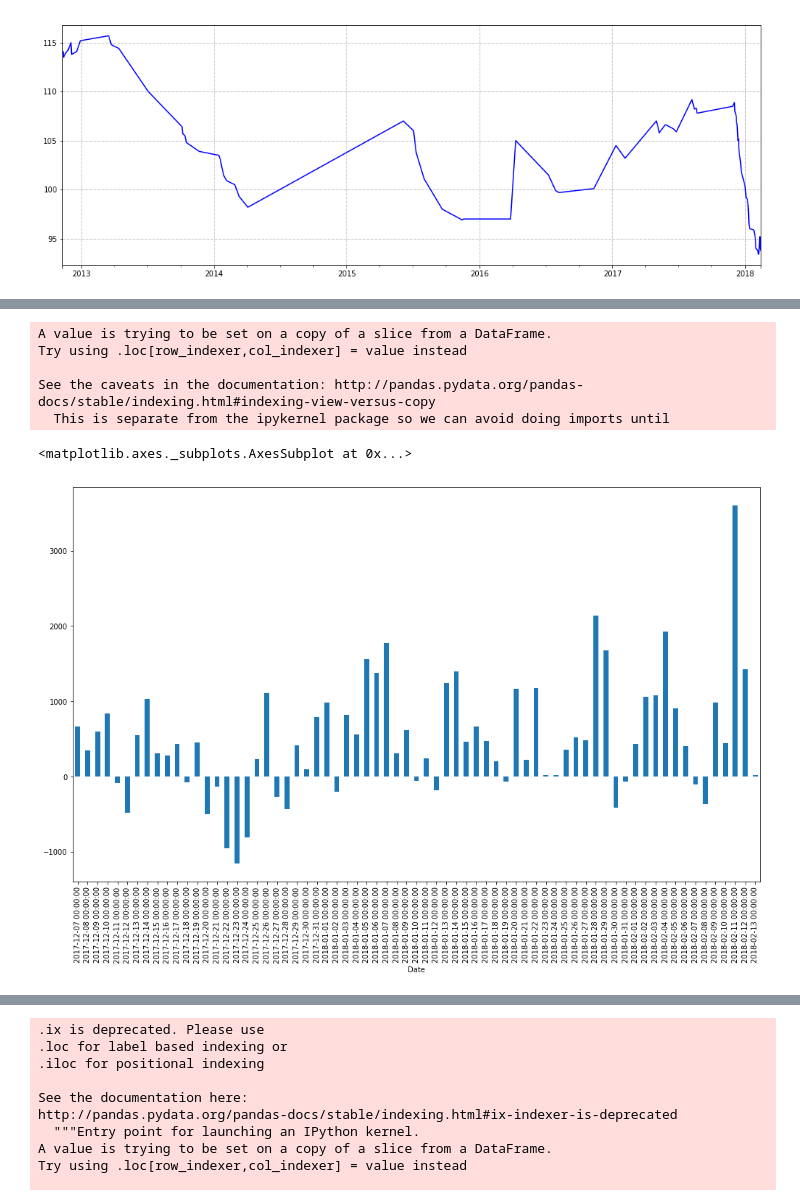
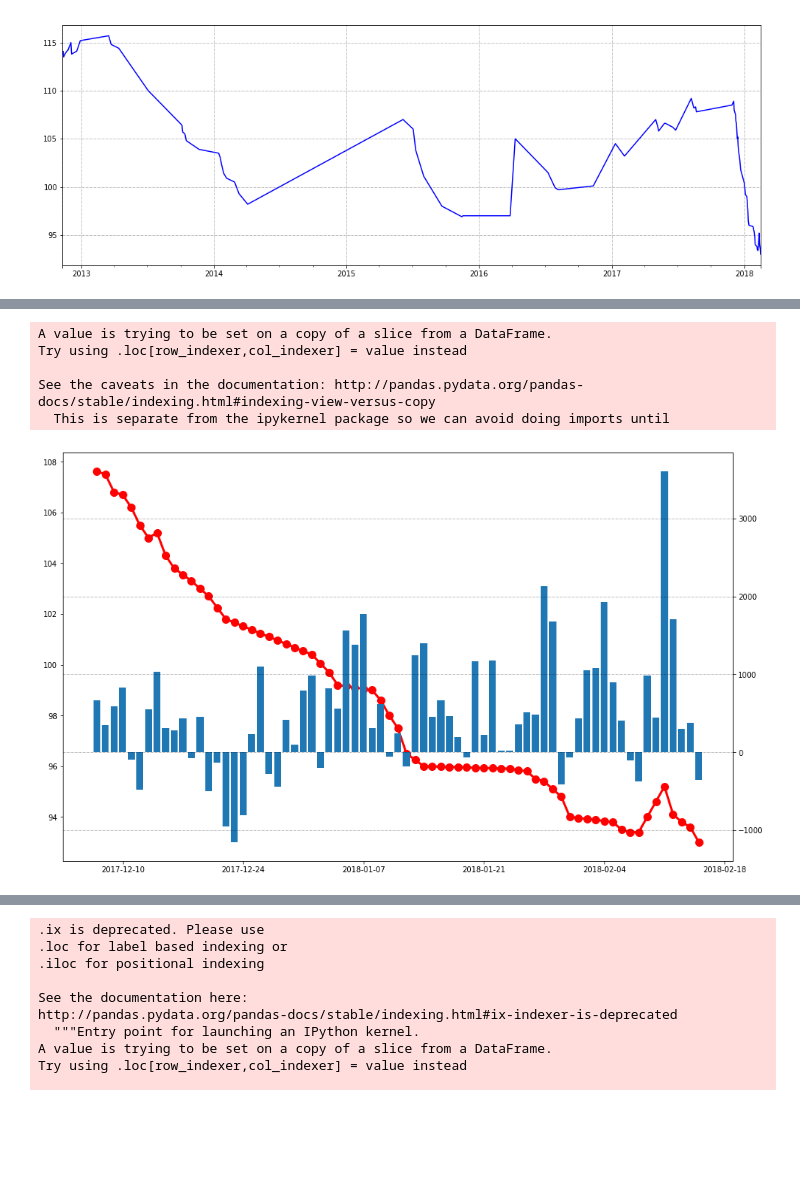
Before and after one commit to b1ck0/DataScience_MSc, a Jupyter notebook: temp/Health/Intermittent Fasting Rev 2.ipynb, the cells around one changed output, grey strips where cells are left out. Cells and saved outputs as stored; diff of their text form; code cells hidden in the pictures; blank space fills up the shorter version.

```diff
--- a/temp/Health/Intermittent Fasting Rev 2.ipynb
+++ b/temp/Health/Intermittent Fasting Rev 2.ipynb
@@ -153,16 +153,20 @@ fullData.head()
 # %%
 df = fullData['2017-12-07':]
 df.index.name = 'Date'
 df['Net Calories'] = nutrition_agg['Calories'] - exercise_agg['Exercise Calories']
 
 fig, axes = plt.subplots()
-fig.set_size_inches(17, 10)
-df['Net Calories'].plot.bar()
+fig.set_size_inches(16, 10)
+
+axes.plot(df.index, df['Weight'], 'r', lw=3, marker='o', markersize=10)
+
+axes2 = axes.twinx()
+axes2.bar(df.index, df['Net Calories'])
+axes2.grid(color='black', alpha=0.5, linestyle='-.', linewidth=0.5)
 # %% [output]
 A value is trying to be set on a copy of a slice from a DataFrame.
 Try using .loc[row_indexer,col_indexer] = value instead
 
 See the caveats in the documentation: http://pandas.pydata.org/pandas-docs/stable/indexing.html#indexing-view-versus-copy
   This is separate from the ipykernel package so we can avoid doing imports until
-<matplotlib.axes._subplots.AxesSubplot at 0x...>
-[figure, old version]
+[figure, new version]
```
Also changed, not shown: parts of 34 cells of this notebook, 6 other files.
